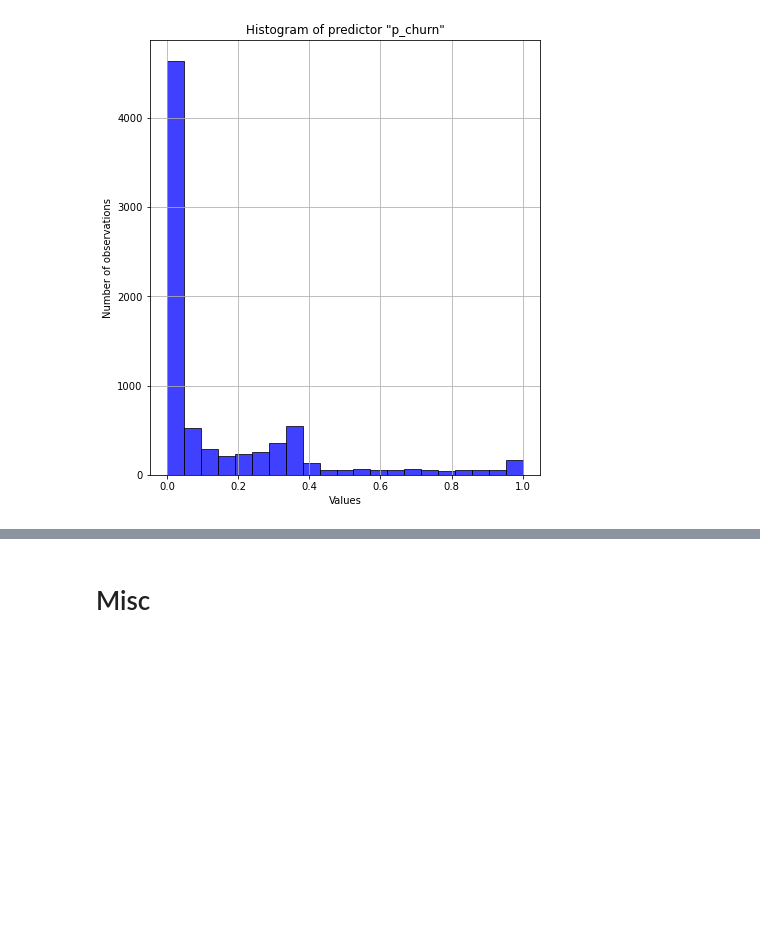
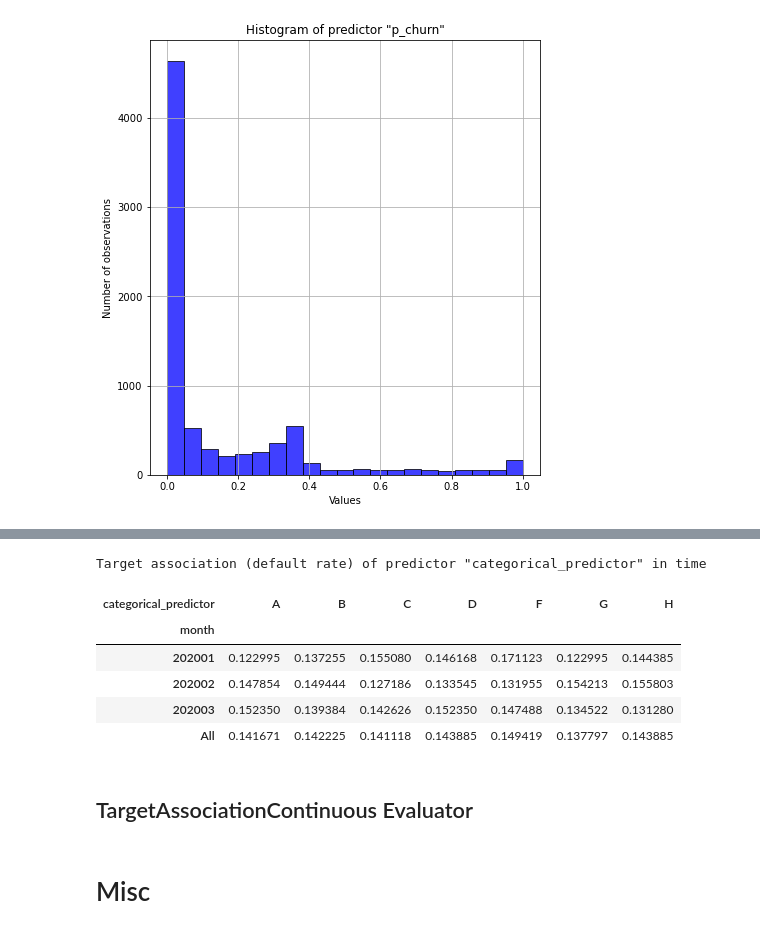
Before and after one commit to Vrboska/mofr, a Jupyter notebook: Testing.ipynb, the cells around one changed output, grey strips where cells are left out. Cells and saved outputs as stored; diff of their text form; code cells hidden in the pictures; blank space fills up the shorter version.

```diff
--- a/Testing.ipynb
+++ b/Testing.ipynb
@@ -539,3 +553,16 @@ Percentiles of predictor "p_churn"
+# %%
+tacae.get_table()
+tacae.table
+# %% [output]
+Target association (default rate) of predictor "categorical_predictor" in time
+| categorical_predictor | A | B | C | D | F | G | H |
+| month |  |  |  |  |  |  |  |
+| 202001 | 0.122995 | 0.137255 | 0.155080 | 0.146168 | 0.171123 | 0.122995 | 0.144385 |
+| 202002 | 0.147854 | 0.149444 | 0.127186 | 0.133545 | 0.131955 | 0.154213 | 0.155803 |
+| 202003 | 0.152350 | 0.139384 | 0.142626 | 0.152350 | 0.147488 | 0.134522 | 0.131280 |
+| All | 0.141671 | 0.142225 | 0.141118 | 0.143885 | 0.149419 | 0.137797 | 0.143885 |
+# %% [markdown]
+## TargetAssociationContinuous Evaluator
 # %% [markdown]
 # Misc
 # %%
```
Also changed, not shown: parts of 29 cells of this notebook, 7 other files.
